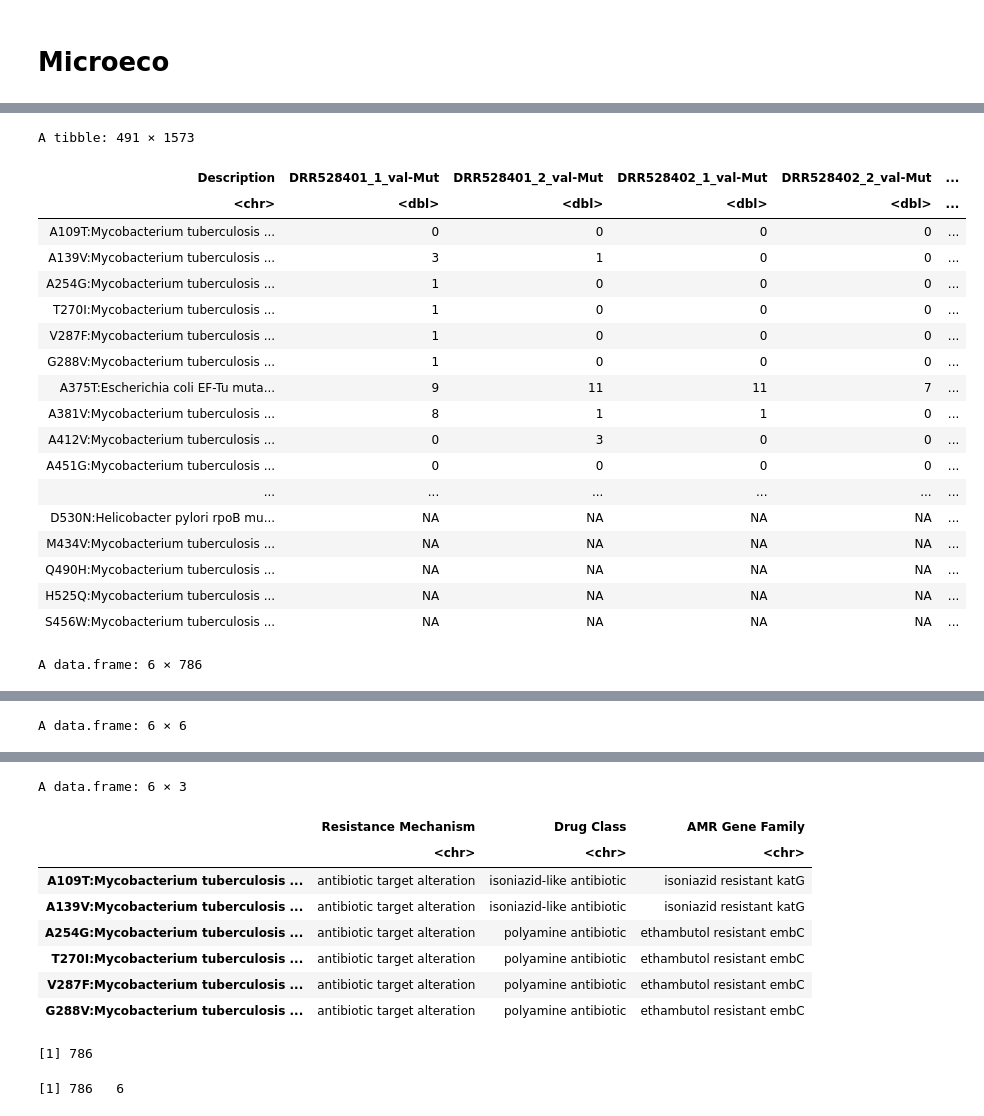
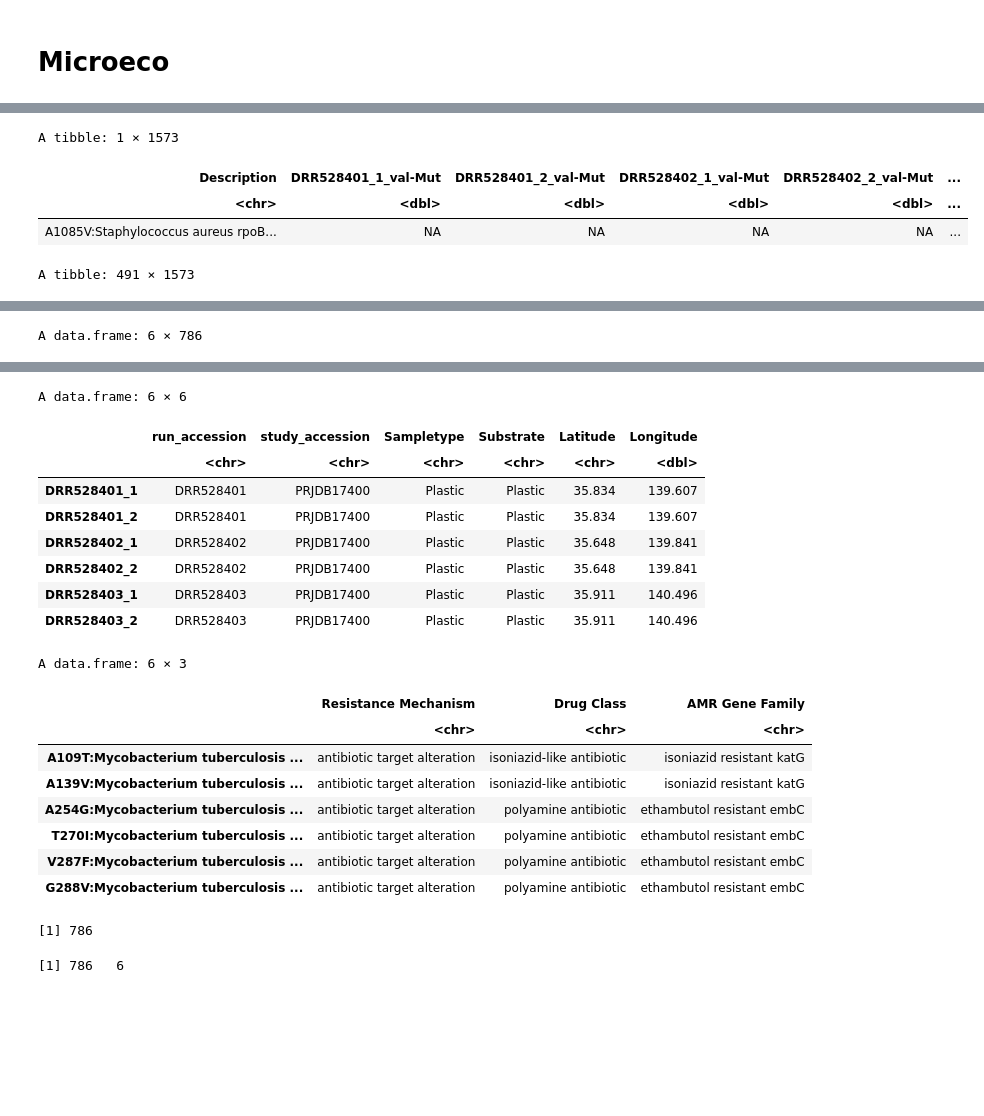
Before and after one commit to blomfelt/plastisphere, a Jupyter notebook: plastisphere.ipynb, the cells around one changed output, grey strips where cells are left out. Drawn from its saved outputs; the diff is of its cells as text; code cells hidden in the pictures; blank space fills up the shorter version.

```diff
--- a/plastisphere.ipynb
+++ b/plastisphere.ipynb
@@ -142,22 +123,12 @@ ARO_INDEX
 # %% [markdown]
 ## Relative Abundances
 # %%
-# Get readcount before deleting that row
-df_readcount <- df_counts[which(df_counts[, 1] == "TOTAL READS:"), ]
-df_counts <- df_counts[-which(df_counts$Description == "TOTAL READS:"), ]
-
 # Get relative abundances for each sample, separate for forward and reverse:
 df_relative <- df_counts %>%
+  # Calculate relative abundance: Mut / (Mut + WT)
   mutate(across(ends_with('-Mut'), ~ . / (. + get(str_replace(cur_column(), "-Mut$", "-WT"))), .names = "{.col}_relative")) %>%
   rename_at(vars(ends_with('_relative')), ~ str_remove(., "\\_val-Mut")) %>%
   dplyr::select(-ends_with(c("-Mut", "-WT"))) %>%
-  rename_at(vars(ends_with('_relative')), ~ str_remove(., "\\_relative"))
-#head(df_relative)
-# Replace all NA:s with zeros?
-#df_relative %>%
-#  mutate_all(~replace(., is.na(.), 0)) %>%
-#  select(-Accession)
-
-# Identify Inf:s
-#df_counts[which(df_relative$DRR528401_1_relative == Inf), c("Accession", "DRR528401_1_val-Mut", "DRR528401_1_val-WT", "DRR528402_1_val-Mut", "DRR528402_1_val-WT")]
-#df_relative[which(df_relative$DRR528401_1_relative == Inf), c("Accession", "DRR528401_1_relative", "DRR528402_1_relative")]
+  rename_at(vars(ends_with('_relative')), ~ str_remove(., "\\_relative")) %>%
+  # Replace all NA:s with zeros
+  mutate_all(~replace(., is.na(.), 0))
@@ -187,10 +165,6 @@ df_transposed <- df_relative %>%
 #    rename_at(vars(ends_with('_norm')), ~ str_remove(., "\\_norm")) #%>%
     #dplyr::select(contains(c("A381V:Mycobacterium tuberculosis rpoB with mutations conferring resistance to rifampicin", "A412V:Mycobacterium tuberculosis rpsA mutations conferring resistance to pyrazinamide")))
 
-# Replace all NA:s with zeros (copied from above), needed because '1 + NA = NA'
-df_transposed <- df_transposed %>%
-  mutate_all(~replace(., is.na(.), 0))
-
 non_zero_count <- colSums(df_transposed != 0) # Count non-zero values per column
 selected_cols <- names(non_zero_count[non_zero_count > 3]) # Get mutations with more than 3 non-zero values
 df_transposed_filtered <- df_transposed[, selected_cols] # Filter the table for selected mutations
@@ -850,38 +945,24 @@ Multiple comparisions found. But select_group parameter not provided. Select the
 # %%
+df_counts[which(str_detect(df_counts$Description, 'A1085V')), ]
 df_counts
 
 head(microeco_otutable)
 #microeco_otutable
 head(microeco_sampleinfo)
 head(microeco_taxtable)
 #microeco_taxtable
 sum(names(microeco_otutable) %in% rownames(microeco_sampleinfo))
 dim(microeco_sampleinfo)
 
 #head(df_relative)
 #head(df_counts)
 #head(df_sample_metadata)
 
 #data(selex)
 #selex
 # %% [output]
-A tibble: 491 × 1573
+A tibble: 1 × 1573
 | Description | DRR528401_1_val-Mut | DRR528401_2_val-Mut | DRR528402_1_val-Mut | DRR528402_2_val-Mut | ... |
 | <chr> | <dbl> | <dbl> | <dbl> | <dbl> | ... |
-| A109T:Mycobacterium tuberculosis ... | 0 | 0 | 0 | 0 | ... |
-| A139V:Mycobacterium tuberculosis ... | 3 | 1 | 0 | 0 | ... |
-| A254G:Mycobacterium tuberculosis ... | 1 | 0 | 0 | 0 | ... |
-| T270I:Mycobacterium tuberculosis ... | 1 | 0 | 0 | 0 | ... |
-| V287F:Mycobacterium tuberculosis ... | 1 | 0 | 0 | 0 | ... |
-| G288V:Mycobacterium tuberculosis ... | 1 | 0 | 0 | 0 | ... |
-| A375T:Escherichia coli EF-Tu muta... | 9 | 11 | 11 | 7 | ... |
-| A381V:Mycobacterium tuberculosis ... | 8 | 1 | 1 | 0 | ... |
-| A412V:Mycobacterium tuberculosis ... | 0 | 3 | 0 | 0 | ... |
-| A451G:Mycobacterium tuberculosis ... | 0 | 0 | 0 | 0 | ... |
-| ... | ... | ... | ... | ... | ... |
-| D530N:Helicobacter pylori rpoB mu... | NA | NA | NA | NA | ... |
-| M434V:Mycobacterium tuberculosis ... | NA | NA | NA | NA | ... |
-| Q490H:Mycobacterium tuberculosis ... | NA | NA | NA | NA | ... |
-| H525Q:Mycobacterium tuberculosis ... | NA | NA | NA | NA | ... |
-| S456W:Mycobacterium tuberculosis ... | NA | NA | NA | NA | ... |
+| A1085V:Staphylococcus aureus rpoB... | NA | NA | NA | NA | ... |
-A data.frame: 6 × 786
+A tibble: 491 × 1573
@@ -896 +987 @@ A data.frame: 6 × 786
-A data.frame: 6 × 6
+A data.frame: 6 × 786
@@ -905,11 +996,20 @@ A data.frame: 6 × 6
-A data.frame: 6 × 3
+A data.frame: 6 × 6
-|  | Resistance Mechanism | Drug Class | AMR Gene Family |
-|  | <chr> | <chr> | <chr> |
-| A109T:Mycobacterium tuberculosis ... | antibiotic target alteration | isoniazid-like antibiotic | isoniazid resistant katG |
-| A139V:Mycobacterium tuberculosis ... | antibiotic target alteration | isoniazid-like antibiotic | isoniazid resistant katG |
-| A254G:Mycobacterium tuberculosis ... | antibiotic target alteration | polyamine antibiotic | ethambutol resistant embC |
-| T270I:Mycobacterium tuberculosis ... | antibiotic target alteration | polyamine antibiotic | ethambutol resistant embC |
-| V287F:Mycobacterium tuberculosis ... | antibiotic target alteration | polyamine antibiotic | ethambutol resistant embC |
-| G288V:Mycobacterium tuberculosis ... | antibiotic target alteration | polyamine antibiotic | ethambutol resistant embC |
+|  | run_accession | study_accession | Sampletype | Substrate | Latitude | Longitude |
+|  | <chr> | <chr> | <chr> | <chr> | <chr> | <dbl> |
+| DRR528401_1 | DRR528401 | PRJDB17400 | Plastic | Plastic | 35.834 | 139.607 |
+| DRR528401_2 | DRR528401 | PRJDB17400 | Plastic | Plastic | 35.834 | 139.607 |
+| DRR528402_1 | DRR528402 | PRJDB17400 | Plastic | Plastic | 35.648 | 139.841 |
+| DRR528402_2 | DRR528402 | PRJDB17400 | Plastic | Plastic | 35.648 | 139.841 |
+| DRR528403_1 | DRR528403 | PRJDB17400 | Plastic | Plastic | 35.911 | 140.496 |
+| DRR528403_2 | DRR528403 | PRJDB17400 | Plastic | Plastic | 35.911 | 140.496 |
-[1] 786
+A data.frame: 6 × 3
+|  | Resistance Mechanism | Drug Class | AMR Gene Family |
+|  | <chr> | <chr> | <chr> |
+| A109T:Mycobacterium tuberculosis ... | antibiotic target alteration | isoniazid-like antibiotic | isoniazid resistant katG |
+| A139V:Mycobacterium tuberculosis ... | antibiotic target alteration | isoniazid-like antibiotic | isoniazid resistant katG |
+| A254G:Mycobacterium tuberculosis ... | antibiotic target alteration | polyamine antibiotic | ethambutol resistant embC |
+| T270I:Mycobacterium tuberculosis ... | antibiotic target alteration | polyamine antibiotic | ethambutol resistant embC |
+| V287F:Mycobacterium tuberculosis ... | antibiotic target alteration | polyamine antibiotic | ethambutol resistant embC |
+| G288V:Mycobacterium tuberculosis ... | antibiotic target alteration | polyamine antibiotic | ethambutol resistant embC |
-[1] 786   6
+[1] 786
+[1] 786   6
```
Also changed, not shown: parts of 22 cells of this notebook.
